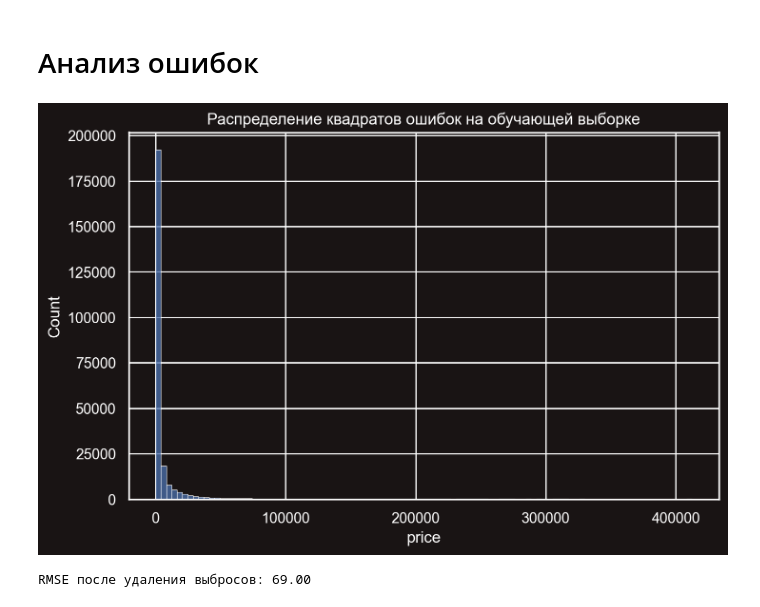
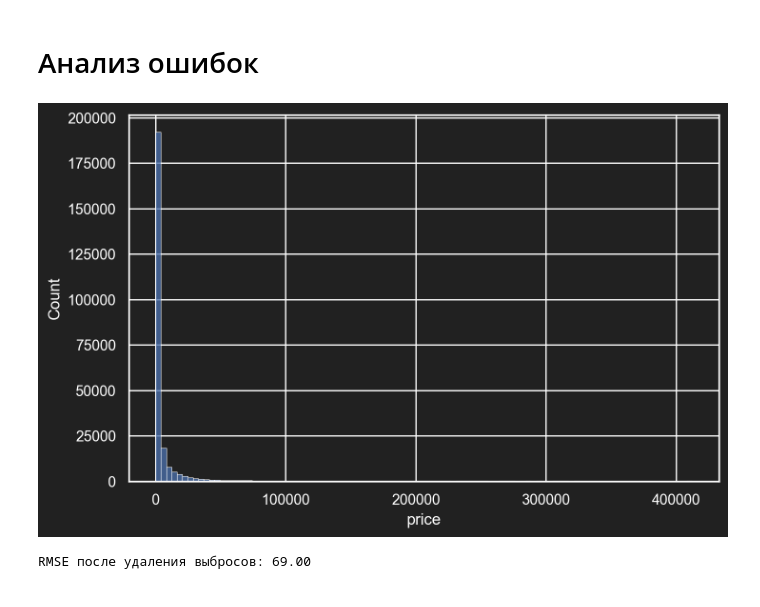
Before and after one commit to A2020GK/HSE_ML_Practice, a Jupyter notebook: project/research.ipynb, the cells around one changed output. Drawn from its saved outputs; the diff is of its cells as text; code cells hidden in the pictures.

```diff
--- a/project/research.ipynb
+++ b/project/research.ipynb
@@ -15,9 +15,10 @@ from sklearn.preprocessing import OneHotEncoder
 from sklearn.pipeline import Pipeline
 from sklearn.linear_model import Lasso
 
-%config InlineBackend.figure_format = 'retina'
-plt.style.use('dark_background')
-sns.set_theme(style='darkgrid', rc={'axes.facecolor': '#191414', 'figure.facecolor': '#191414', 'text.color': 'white', 'axes.labelcolor': 'white', 'xtick.color': 'white', 'ytick.color': 'white'})
+# %config InlineBackend.figure_format = 'retina'
+# plt.style.use('dark_background')
+_default_theme = {'axes.facecolor': "#212121", 'figure.facecolor': "#212121", 'text.color': 'white', 'axes.labelcolor': 'white', 'xtick.color': 'white', 'ytick.color': 'white'}
+sns.set_theme(style='darkgrid', rc=_default_theme)
 
 import warnings
 warnings.filterwarnings('ignore')
@@ -42,0 +113,26 @@ plt.show()
+# %%
+route_prices = df[df["class"] == "Business"].pivot_table(
+    values='price',
+    index='source_city',
+    columns='destination_city',
+    aggfunc='mean'
+)
+
+# 2. Строим тепловую карту
+plt.figure(figsize=(14, 10))
+sns.heatmap(
+    route_prices,
+    annot=True,      # Показывать числа в ячейках
+    fmt=".0f",       # Формат чисел (без знаков после запятой)
+    cmap="viridis",  # Отлично подходит для dark_background (в отличие от YlOrRd)
+    linewidths=0.5,  # Тонкие разделители для четкости
+    linecolor="black",
+    cbar_kws={'label': 'Средняя цена'}
+)
+
+# plt.title('Средняя стоимость билетов по направлениям (Бизнес)', fontsize=16)
+plt.xlabel('Город назначения')
+plt.ylabel('Город вылета')
+
+plt.show()
+sns.set_style("darkgrid", rc=_default_theme)
@@ -151,7 +261,7 @@ preprocessor = ColumnTransformer(
 # Собираем всё в Pipeline
 pipeline = Pipeline([
     ('preprocessor', preprocessor),
-    ('model', Ridge(alpha=grid_search.best_params_['alpha']))
+    ('model', Ridge())
 ])
 pipeline
 # %% [output]
@@ -224,14 +335,14 @@ Pipeline(steps=[('preprocessor',
 # %%
 # Получаем предсказания на обучающей выборке
 y_train_pred = pipeline.predict(X_train)
 errors = (y_train - y_train_pred) ** 2
 
 plt.figure(figsize=(8, 5))
 sns.histplot(errors, bins=100)
-plt.title('Распределение квадратов ошибок на обучающей выборке')
+# plt.title('Распределение квадратов ошибок на обучающей выборке')
 plt.show()
 # %% [output]
-[figure, old version]
+[figure, new version]
 # %%
 # Берем 95-й квантиль ошибки
 threshold = np.quantile(errors, 0.95)
```
Also changed, not shown: parts of 16 cells of this notebook, 10 other files.
